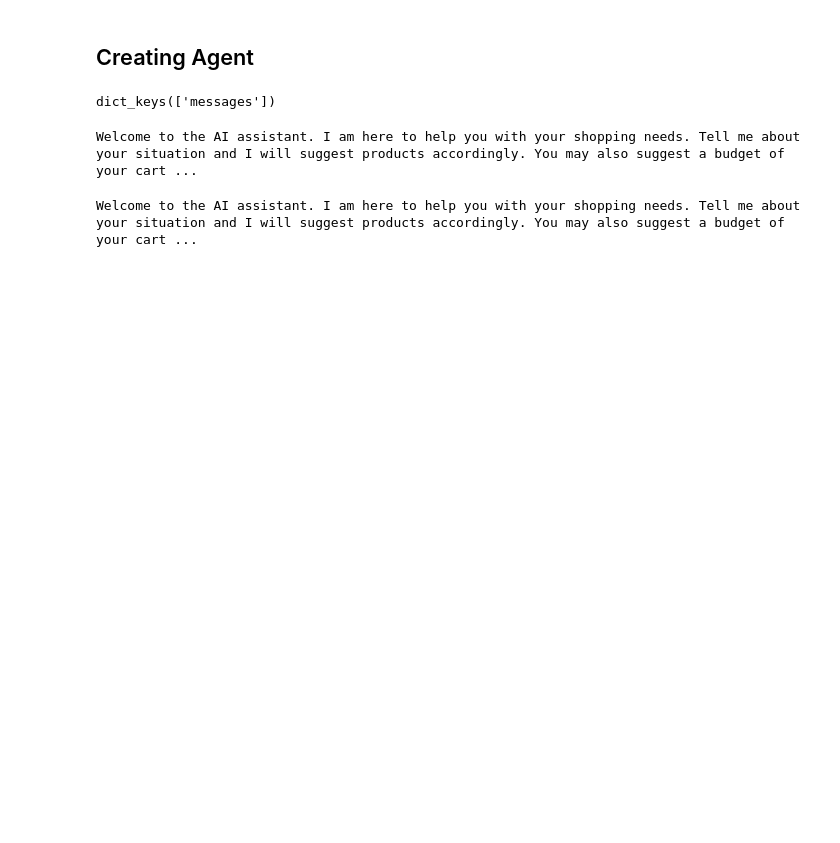
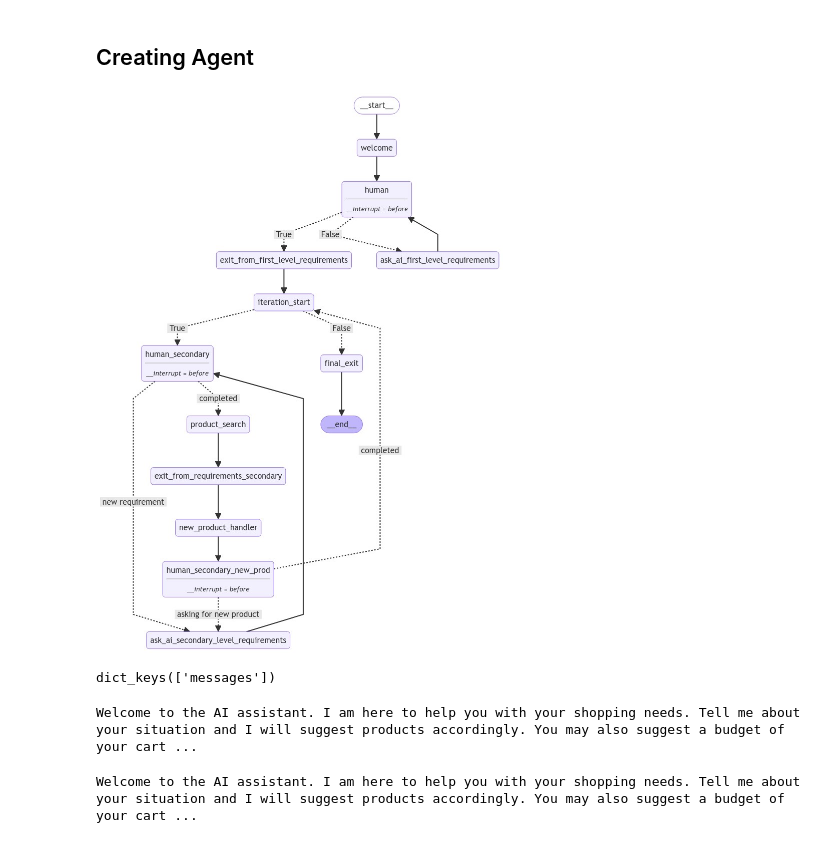
Before and after one commit to rakuten-final/ai-backend-0, a Jupyter notebook: walk-through.ipynb, the cells around one changed output. Saved outputs shown, nothing was run; the diff lists cells and outputs as text; code cells hidden in the pictures; blank space fills up the shorter version.

```diff
--- a/walk-through.ipynb
+++ b/walk-through.ipynb
@@ -176,6 +185,7 @@ class AgentState(TypedDict):
     recently_added: List[str] = []
     CATEGORY_WISE_VECTOR_STORE: dict
     budget: float = 10000.00
+    new_place_req:dict = {}
 # %% [markdown]
 ## Agent Utils
 # %%
@@ -223,6 +233,7 @@ def exit_from_requirements_secondary(state:AgentState)->AgentState:
 
 def final_exit(state:AgentState)->AgentState:
     # Clearing all threads
+    state['cur_state'] = "exit"
     for key in state['requirements']:
         state['requirements'][key]['thread_conversation'] = []
     msg = SystemMessage(f"So finally we have the following requirements:\n {json.dumps(state['requirements'], indent=4)}")
@@ -239,6 +250,7 @@ def generate_situational_requirements(user_situation: str,update_mode=False):
     You are helping a user who is looking for products on an e-commerce platform.
     He/she will tell you about his/her situation and you will suggest products accordingly those perfectly fit his/her situational requirements.
     You are given a list of possible categories, you have to determine whether products from these categories are relevant to the user's situation or not.
+    ONLY Choose those categories which are very much relevant to the user's situation.
     """
 
     if not update_mode:
@@ -274,7 +286,7 @@ def generate_secondary_requirements(chat_conversation):
     You are helping a user who is looking for products on an e-commerce platform.
     Your task is to determine the user's requirements based on the conversation.
     Generate a list of detailed requirements that the user has.
-    You also have to determine the price range that the user is looking for.
+    You also have to determine the price range that the user is looking for. Make the requirements very unique, detailed, and specific.
 
     Example: For a clothing product. [Requirement 1: The product should be of a specific brand. Requirement 2: The product should be of a specific color. Requirement 3: The product should be of a specific size.]
     price_lower_bound: 0
@@ -571,16 +731,21 @@ class MyAgent:
         workflow.add_node("exit_from_first_level_requirements", exit_from_requirements)
 
         workflow.add_node("iteration_start", iteration_start)
-        workflow.add_node("welcome_secondary", secondary_welcome)
+        # workflow.add_node("welcome_secondary", secondary_welcome)
         workflow.add_node("human_secondary", human_node_secondary)
         workflow.add_node("human_secondary_new_prod", human_node_secondary)
+        # workflow.add_node("human_new_place", human_node_secondary)
         workflow.add_node("ask_ai_secondary_level_requirements", ask_ai_secondary_level_requirements)
         workflow.add_node("exit_from_requirements_secondary", exit_from_requirements_secondary)
 
 
         workflow.add_node("new_product_handler", new_product_handler)
         workflow.add_node("product_search", product_search)
-        # workflow.add_node("dummy_secondary_req_handler", dummy_secondary_req_handler)
+
+        # workflow.add_node("start_for_newplace_check", start_for_newplace_check)
+        # workflow.add_node("new_place_handler", new_place_handler)
+
+
         workflow.add_node("final_exit", final_exit)
 
 
@@ -601,12 +766,12 @@ class MyAgent:
             "iteration_start",
             req_iterator,
             {
-                True: "welcome_secondary",
-                False: "final_exit"
+                True: "human_secondary",
+                False: "final_exit" # here we can add a new node to check for relocation
             }
         )
 
-        workflow.add_edge("welcome_secondary", "human_secondary")
+        # workflow.add_edge("welcome_secondary", "human_secondary")
         workflow.add_conditional_edges(
             "human_secondary",
             check_statisfied_secondary,
@@ -625,10 +790,22 @@ class MyAgent:
             "human_secondary_new_prod",
             check_asking_for_new_product_secondary,
             {
-                'asking for new product': "welcome_secondary",
+                'asking for new product': "ask_ai_secondary_level_requirements",
                 'completed': "iteration_start"
             }
         )
+
+        # workflow.add_conditional_edges(
+        #     "start_for_newplace_check",
+        #     check_for_relocation,
+        #     {
+        #         'move to new place': "new_place_handler",
+        #         'completed': "final_exit"
+        #     }
+        # )
+
+        # workflow.add_edge("new_place_handler", "human_new_place")
+        # workflow.add_edge("human_new_place", "final_exit")
         workflow.add_edge("final_exit", langgraph.graph.END)
 
 
@@ -642,9 +819,6 @@ class MyAgent:
         self.app = app
         self.config = {"configurable": {"thread_id": str(thread_id)}}
         return app
-
-
-
 
 
     def get_recent_state_snap(self):
@@ -687,3 +859,7 @@ my_agent = MyAgent(thread_id=50)
+# %%
+my_agent.draw_workflow()
+# %% [output]
+[figure, added]
 # %%
 my_agent.get_recent_state_snap().keys()
 # %% [output]
```
Also changed, not shown: parts of 21 cells of this notebook, 5 other files.
